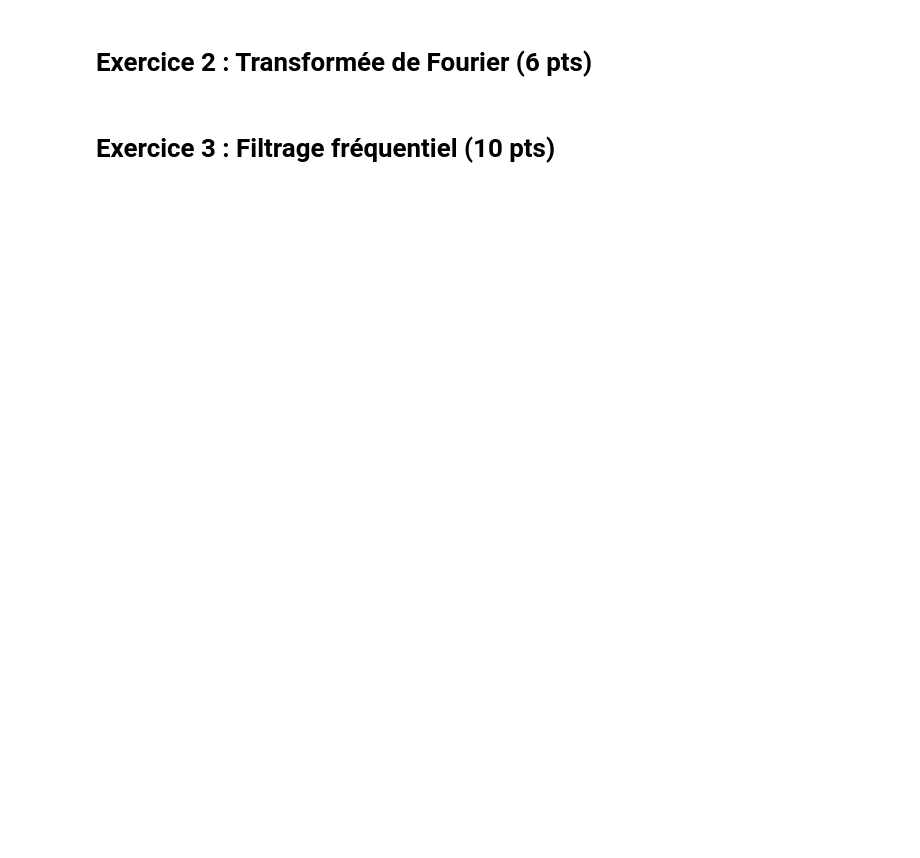
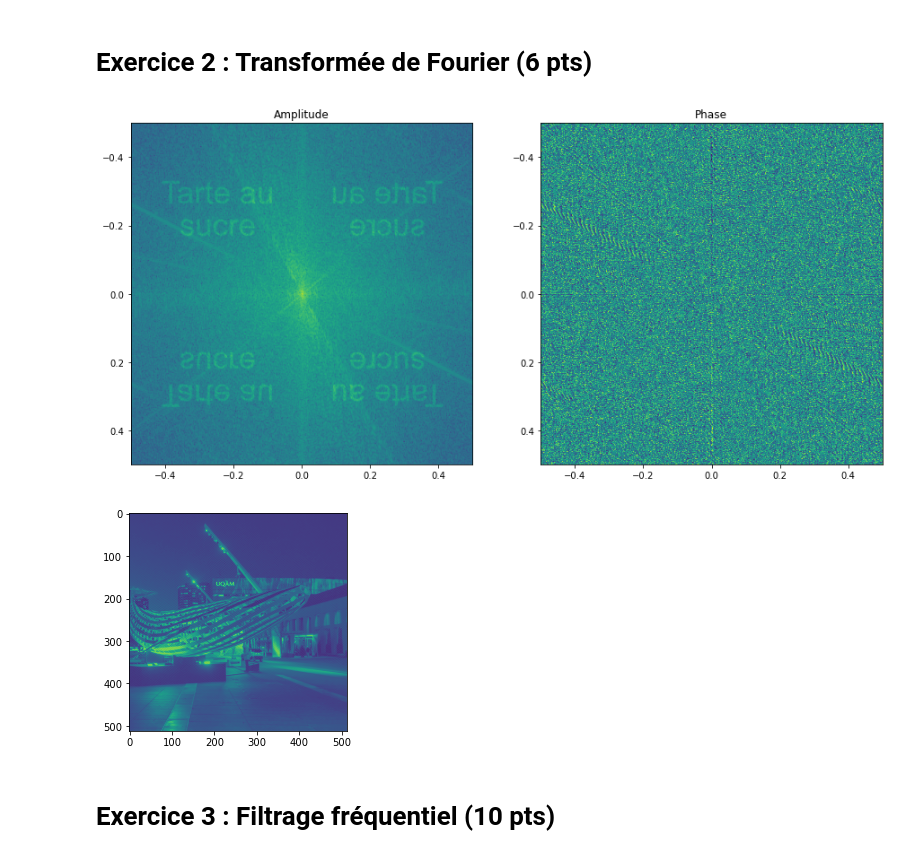
Before and after one commit to RaphaelJ-S/inf600f, a Jupyter notebook: tp/tp2/data/tp2.ipynb, the cells around one changed output. Drawn from its saved outputs; the diff is of its cells as text; code cells hidden in the pictures; blank space fills up the shorter version.

```diff
--- a/tp/tp2/data/tp2.ipynb
+++ b/tp/tp2/data/tp2.ipynb
@@ -155,3 +148,41 @@ def display_fft(img_fft):
+# %%
+def display_fft(img_fft):
+    """Affichage de l'amplitude et de la phase d'une transformée de Fourier
+
+    Parameters
+    ----------
+    img_fft : ndarray
+        Transformée de Fourier d'une image
+    """
+    img_fft_shift = np.fft.fftshift(img_fft)
+    amplitude = np.abs(img_fft_shift)
+    phase = np.angle(img_fft_shift)
+
+    freq = np.fft.fftshift(np.fft.fftfreq(1024))
+    extent = (freq[0], freq[-1], freq[-1], freq[0])
+
+    # Affichage de l'amplitude et de la phase de la transformée de fourier
+    plt.figure(figsize=(15,15))
+    plt.subplot(121)
+    plt.title("Amplitude")
+    plt.imshow(np.log(amplitude +1e-6), extent=extent)
+    plt.subplot(122)
+    plt.title("Phase")
+    plt.imshow(phase, extent=extent)
+
+    plt.show()
+# %%
+img_fft = np.fft.fft2(EX2_FREQ)
+display_fft(img_fft)
+
+# transformée de fourier inverse
+
+img_ifft = np.fft.ifft2(img_fft).real
+plt.imshow(img_ifft)
+plt.show()
+# %% [output]
+[figure, added]
+[figure, added]
 # %% [markdown]
 # Exercice 3 : Filtrage fréquentiel (10 pts)
 # %%
```
Also changed, not shown: parts of 5 cells of this notebook.
